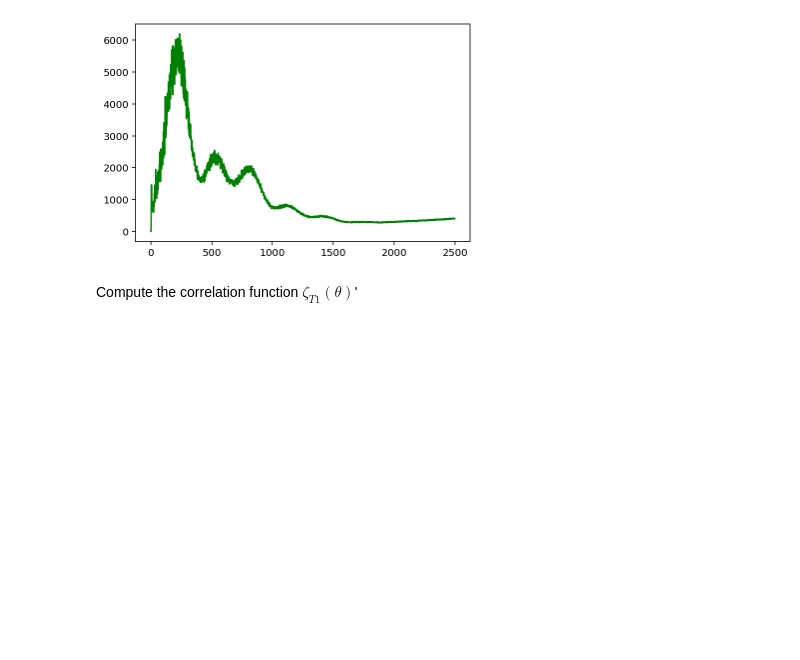
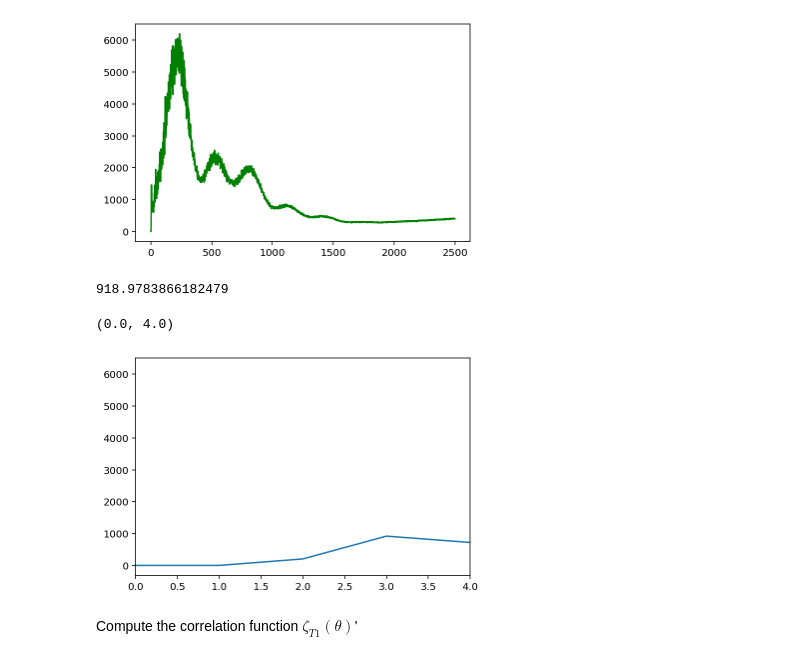
Before and after one commit to Augustocmb/cmblss, a Jupyter notebook: code/cmblss-main/correlation-function.ipynb, the cells around one changed output. Cells and saved outputs as stored; diff of their text form; code cells hidden in the pictures; blank space fills up the shorter version.

```diff
--- a/code/cmblss-main/correlation-function.ipynb
+++ b/code/cmblss-main/correlation-function.ipynb
@@ -113,6 +119,18 @@ plt.plot(l, Dl, color='g')
 # %% [output]
 [<matplotlib.lines.Line2D at 0x...>]
 [figure]
+# %%
+# component y(2) and y(3)
+Dl[3]
+# %% [output]
+918.9783866182479
+# %%
+plt.plot(l,Dl)
+
+plt.xlim(0,4)
+# %% [output]
+(0.0, 4.0)
+[figure, added]
 # %% [markdown]
 Compute the correlation function $\zeta_{T1}(\theta)$'
 # %% [markdown]
```
Also changed, not shown: parts of 23 cells of this notebook.
